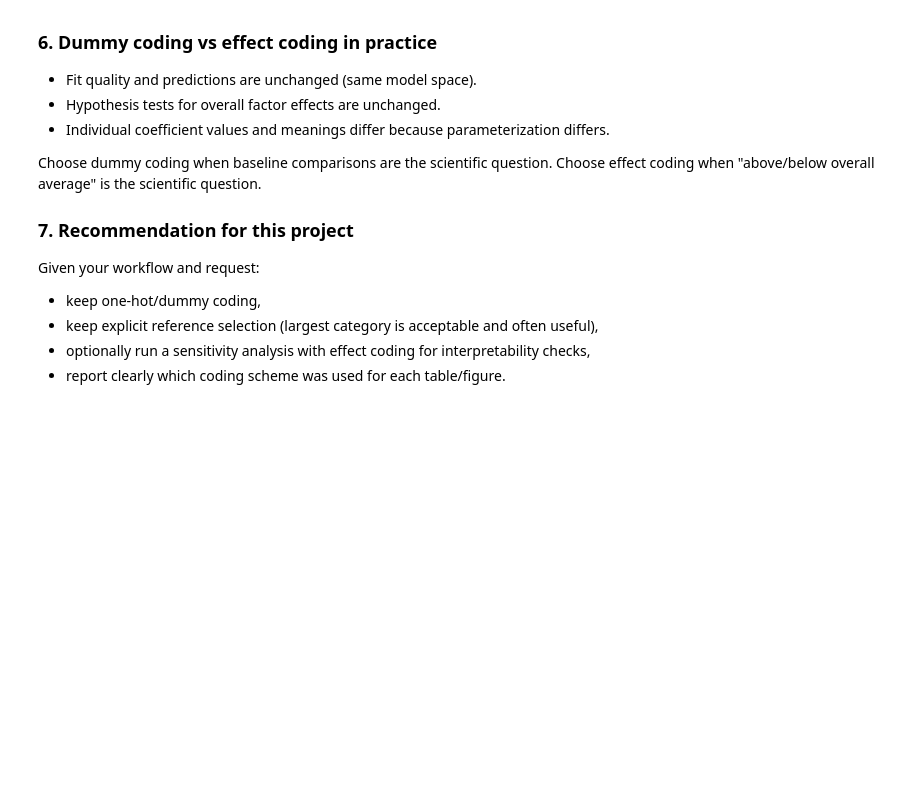
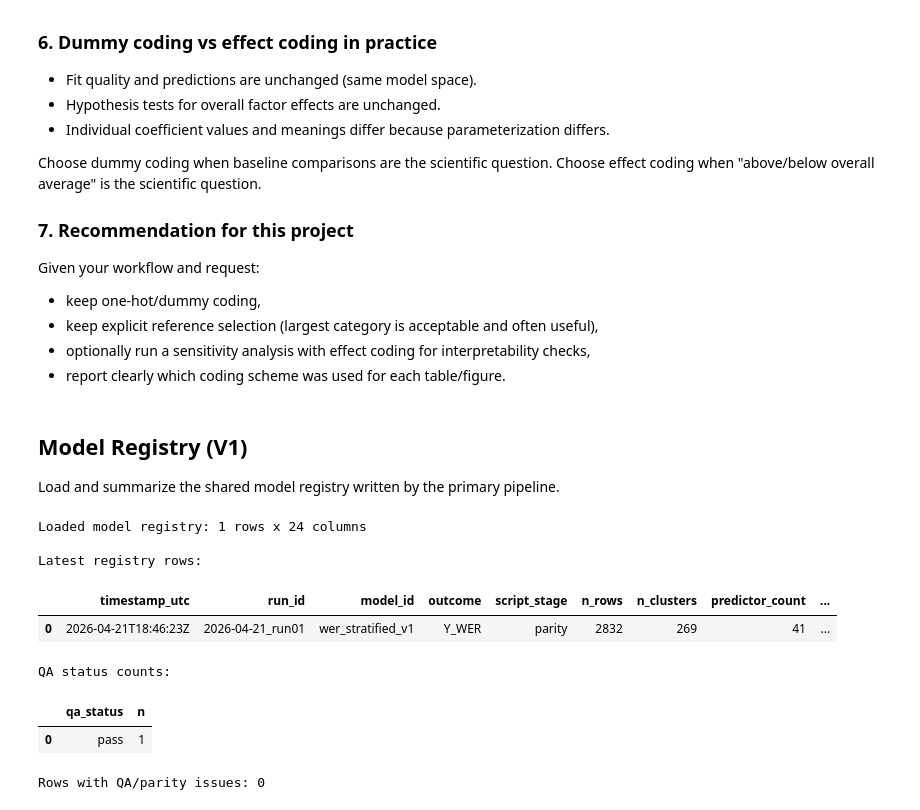
Before and after one commit to emd5-afk/BIME_U01, a Jupyter notebook: Multivariate Model Progression Table.ipynb, the cells around one changed output. Cells and saved outputs as stored; diff of their text form; code cells hidden in the pictures; blank space fills up the shorter version.

```diff
--- a/Multivariate Model Progression Table.ipynb
+++ b/Multivariate Model Progression Table.ipynb
@@ -493,3 +493,58 @@ Given your workflow and request:
 - keep explicit reference selection (largest category is acceptable and often useful),
 - optionally run a sensitivity analysis with effect coding for interpretability checks,
 - report clearly which coding scheme was used for each table/figure.
+# %% [markdown]
+## Model Registry (V1)
+Load and summarize the shared model registry written by the primary pipeline.
+# %%
+from pathlib import Path
+import pandas as pd
+
+registry_path = Path("/edata/obdw/sandwich_analysis_data/model_registry.csv")
+
+if not registry_path.exists():
+    print(f"Registry not found: {registry_path}")
+else:
+    registry_df = pd.read_csv(registry_path)
+    print(f"Loaded model registry: {registry_df.shape[0]} rows x {registry_df.shape[1]} columns")
+
+    # Keep newest entries first when timestamp exists.
+    if "timestamp_utc" in registry_df.columns:
+        registry_df = registry_df.sort_values("timestamp_utc", ascending=False)
+
+    key_cols = [
+        "timestamp_utc", "run_id", "model_id", "outcome", "script_stage",
+        "n_rows", "n_clusters", "predictor_count",
+        "parity_missing_variable_n", "parity_numeric_mismatch_n", "qa_status",
+    ]
+    key_cols = [c for c in key_cols if c in registry_df.columns]
+
+    print("\nLatest registry rows:")
+    display(registry_df[key_cols].head(10))
+
+    if "qa_status" in registry_df.columns:
+        print("\nQA status counts:")
+        display(registry_df["qa_status"].value_counts(dropna=False).rename_axis("qa_status").reset_index(name="n"))
+
+    fail_mask = pd.Series([False] * len(registry_df), index=registry_df.index)
+    if "qa_status" in registry_df.columns:
+        fail_mask = fail_mask | registry_df["qa_status"].astype(str).str.lower().eq("fail")
+    if "parity_missing_variable_n" in registry_df.columns:
+        fail_mask = fail_mask | (pd.to_numeric(registry_df["parity_missing_variable_n"], errors="coerce").fillna(0) > 0)
+    if "parity_numeric_mismatch_n" in registry_df.columns:
+        fail_mask = fail_mask | (pd.to_numeric(registry_df["parity_numeric_mismatch_n"], errors="coerce").fillna(0) > 0)
+
+    failed_df = registry_df.loc[fail_mask].copy()
+    print(f"\nRows with QA/parity issues: {len(failed_df)}")
+    if len(failed_df) > 0:
+        display(failed_df[key_cols].head(20))
+# %% [output]
+Loaded model registry: 1 rows x 24 columns
+
+Latest registry rows:
+|  | timestamp_utc | run_id | model_id | outcome | script_stage | n_rows | n_clusters | predictor_count | ... |
+| 0 | 2026-04-21T18:46:23Z | 2026-04-21_run01 | wer_stratified_v1 | Y_WER | parity | 2832 | 269 | 41 | ... |
+QA status counts:
+|  | qa_status | n |
+| 0 | pass | 1 |
+Rows with QA/parity issues: 0
```
Also changed, not shown: 27 other files.
